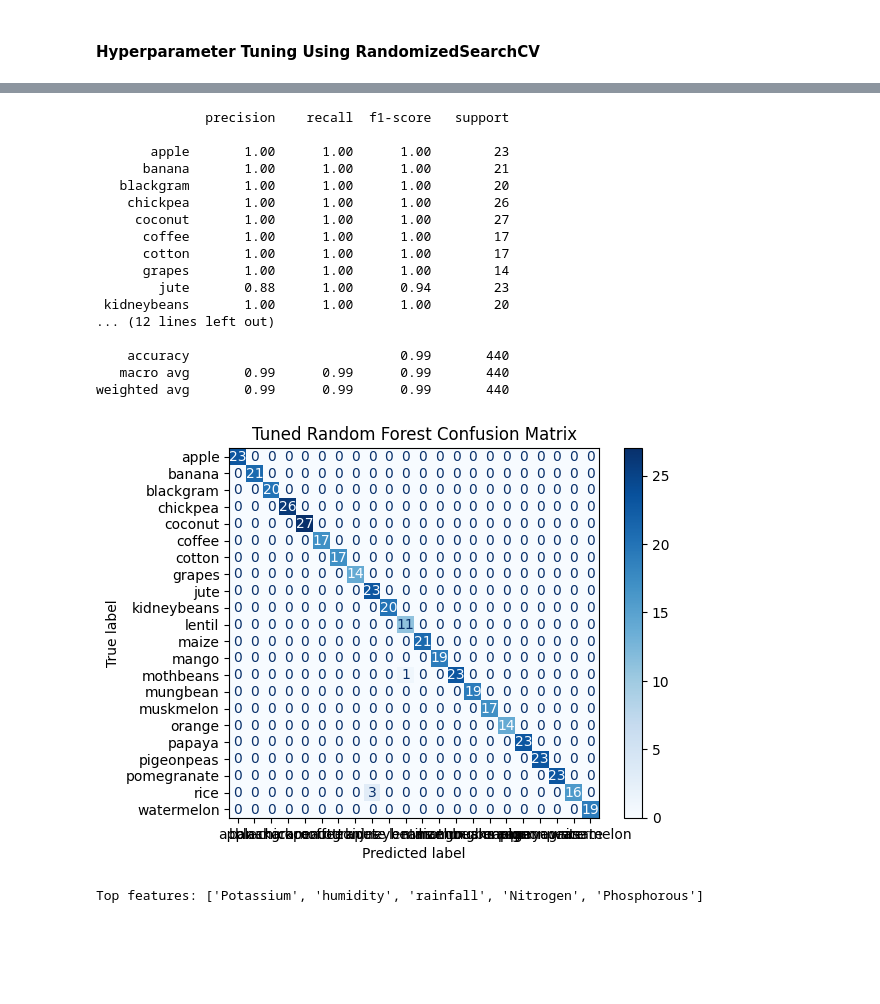
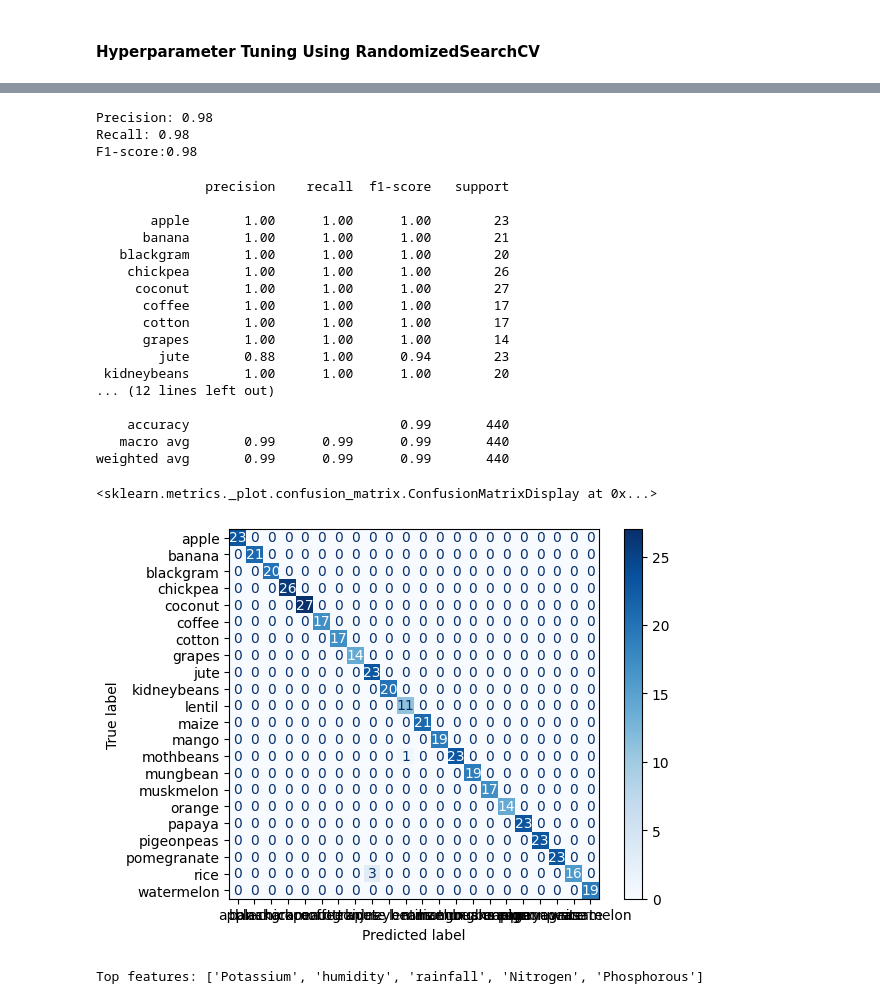
Before and after one commit to aykahsay/Crop-Recommendation-Capstone-Project, a Jupyter notebook: notebooks/02_model_training._model_selection.ipynb, the cells around one changed output, grey strips where cells are left out. Drawn from its saved outputs; the diff is of its cells as text; code cells hidden in the pictures; blank space fills up the shorter version.

```diff
--- a/notebooks/02_model_training._model_selection.ipynb
+++ b/notebooks/02_model_training._model_selection.ipynb
@@ -577,0 +612,12 @@ Best RF CV Accuracy: 0.9954545454545454
+# %%
+best_rf = RandomForestClassifier(
+    bootstrap=False,
+    criterion='entropy',
+    max_depth=14,
+    min_samples_leaf=2,
+    min_samples_split=5,
+    n_estimators=369,
+    random_state=42
+)
+
+best_rf.fit(X_train, y_train)
@@ -577,0 +638,4 @@ Best RF CV Accuracy: 0.9954545454545454
+# %%
+# Predict on test data
+y_pred_test_rft = best_rf.predict(X_test)
+y_pred_train_rft=  best_rf.predict(X_train)
@@ -578,36 +669,42 @@ Best RF CV Accuracy: 0.9954545454545454
+# %%
+# Precision and recall (macro average for multiclass)
+precision_rft = precision_score(y_test, y_pred_test_rft, average='macro')
+recall_rft = recall_score(y_test, y_pred_test_rft, average='macro')
+print(f"Precision: {precision_rf:.2f}")
+print(f"Recall: {recall_rf:.2f}")
+f1_rft= f1_score(y_test, y_pred_test_rft, average='macro')
+print(f"F1-score:{f1_rf:.2f}")
+# %% [output]
+Precision: 0.98
+Recall: 0.98
+F1-score:0.98
 # %%
-# Predict on test data
-y_pred_best = best_rf.predict(X_test)
-
-# Classification report
-from sklearn.metrics import classification_report, confusion_matrix, ConfusionMatrixDisplay
-print(classification_report(y_test, y_pred_best, target_names=le.classes_))
+print(classification_report(y_test, y_pred_test_rft, target_names=le.classes_))
 
 # Confusion matrix
-cm_best = confusion_matrix(y_test, y_pred_best)
+cm_best = confusion_matrix(y_test, y_pred_test_rft)
 disp_best = ConfusionMatrixDisplay(confusion_matrix=cm_best, display_labels=le.classes_)
 disp_best.plot(cmap=plt.cm.Blues)
-plt.title("Tuned Random Forest Confusion Matrix")
-plt.show()
 # %% [output]
               precision    recall  f1-score   support
 
        apple       1.00      1.00      1.00        23
       banana       1.00      1.00      1.00        21
    blackgram       1.00      1.00      1.00        20
     chickpea       1.00      1.00      1.00        26
      coconut       1.00      1.00      1.00        27
       coffee       1.00      1.00      1.00        17
       cotton       1.00      1.00      1.00        17
       grapes       1.00      1.00      1.00        14
         jute       0.88      1.00      0.94        23
  kidneybeans       1.00      1.00      1.00        20
 ... (12 lines left out)
 
     accuracy                           0.99       440
    macro avg       0.99      0.99      0.99       440
 weighted avg       0.99      0.99      0.99       440
+<sklearn.metrics._plot.confusion_matrix.ConfusionMatrixDisplay at 0x...>
-[figure, old version]
+[figure, new version]
 # %%
 
 # Get feature importances
```
Also changed, not shown: parts of 61 cells of this notebook, 1 other file.
